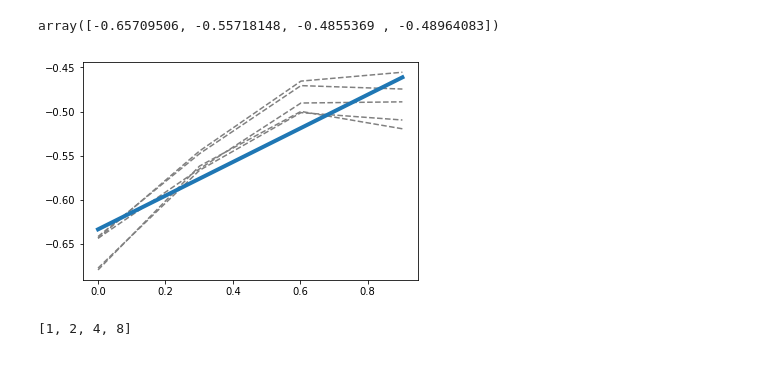
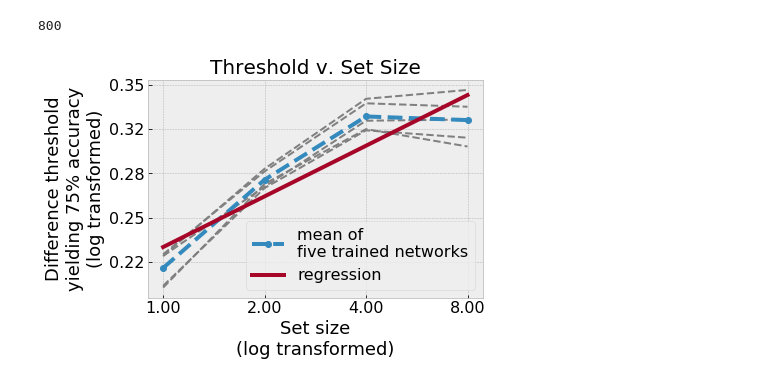
Before and after one commit to NickleDave/visual-search-nets, a Jupyter notebook: docs/notebooks/psychometric.ipynb, the cells around one changed output. Cells and saved outputs as stored; diff of their text form; code cells hidden in the pictures.

Commit message:
update psychometric.ipynb; better Markdown annotation, pretty up figs

```diff
--- a/docs/notebooks/psychometric.ipynb
+++ b/docs/notebooks/psychometric.ipynb
@@ -82,9 +40,9 @@ for epochs in epoch_list:
     acc_by_diff = {}
     for num in [0, 51, 102, 153, 204]:
         if num == 0:
-            test_results_save_path = f'../../data/experiment_1/results/feature_search_alexnet_models/test_alexnet_trained_{epochs}_epochs.gz'
+            test_results_save_path = f'../../data/results/feature_search_alexnet_models/test_alexnet_trained_{epochs}_epochs.gz'
         else:
-            test_results_save_path = f'../../data/experiment_1/results/feature_search_{num}_alexnet_models/test_alexnet_trained_{epochs}_epochs.gz'
+            test_results_save_path = f'../../data/results/feature_search_{num}_alexnet_models/test_alexnet_trained_{epochs}_epochs.gz'
 
         test_results = joblib.load(test_results_save_path)
         acc_by_diff[num]= test_results['acc_per_set_size_per_model']
@@ -142,7 +100,20 @@ Do a sanity check; what do the fits look like?
+# %%
+%matplotlib inline
+
+import matplotlib as mpl
+import matplotlib.pyplot as plt
+
+mpl.style.use('bmh')
+
+plt.rcParams['font.size'] = 18
+plt.rcParams['axes.labelsize'] = 18
+plt.rcParams['axes.labelweight'] = 'regular'
+plt.rcParams['axes.titlesize'] = 20
+plt.rcParams['xtick.labelsize'] = 16
+plt.rcParams['ytick.labelsize'] = 16
+plt.rcParams['legend.fontsize'] = 16
+plt.rcParams['figure.titlesize'] = 20
 # %%
-import matplotlib.pyplot as plt
-%matplotlib inline
-
 epoch_for_plot = 800
 subject_for_plot = 1
 d_range = np.linspace(0,1,1000)
@@ -157,6 +128,9 @@ for set_size_ind, set_size in enumerate(set_sizes):
         params = fits_by_subject_by_epoch[epoch_for_plot][subject_ind][set_size].params
         ax[set_size_ind].plot(d_range, pf(d_range, params[0], params[1]))
         ax[set_size_ind].set_title(f"set size: {set_size}")
+        ax[set_size_ind].set_xlabel('target-distractor\ndiscriminability (%)')
+        ax[set_size_ind].set_ylabel('accuracy')
 
 fig.tight_layout()
+plt.savefig('../static/psychometric_function_fits.png')
 # %% [output]
@@ -198,26 +177,31 @@ for epochs in epoch_list:
         diff_ths_log10_this_epoch.append(diff_ths_log10[epochs][subject_ind])
     mn_diff_ths_epochs[epochs] = np.asarray(diff_ths_log10_this_epoch).mean(axis=0)
     linregress_epochs[epochs] = stats.linregress(log10_set_size, mn_diff_ths_epochs[epochs])
-# %%
-mn_diff_ths_epochs[epochs]
-# %% [output]
-array([-0.65709506, -0.55718148, -0.4855369 , -0.48964083])
+# %%
+epochs
+# %% [output]
+800
 # %%
-epoch_for_plot = 800
+epochs_for_plot = 800
 
 xx = np.log10(np.linspace(1,8,100))
-b = linregress_epochs[epoch_for_plot].intercept
-m = linregress_epochs[epoch_for_plot].slope
+b = linregress_epochs[epochs_for_plot].intercept
+m = linregress_epochs[epochs_for_plot].slope
 yy = b + (m * xx)
 
 fig, ax = plt.subplots()
-subjects_for_plot = diff_ths[epochs]
+subjects_for_plot = diff_ths[epochs_for_plot]
 for subject_ind in range(num_subjects):
     ax.plot(np.log10(set_sizes), np.log10(subjects_for_plot[subject_ind]), color='grey', linestyle='--')
-ax.plot(xx, yy, linewidth = 4);
+ax.plot(np.log10(set_sizes), mn_diff_ths_epochs[epochs_for_plot], linewidth=4, linestyle='--', marker='o', label='mean of\nfive trained networks')
+ax.plot(xx, yy, linewidth=4, label='regression')
+ax.set_xticks(np.log10(set_sizes))
+ax.set_xticklabels([f'{lbl:.2f}' for lbl in 10 ** ax.get_xticks()])
+ax.set_yticklabels([f'{lbl:.2f}' for lbl in 10 ** ax.get_yticks()])
+ax.set_ylabel('Difference threshold\nyielding 75% accuracy\n(log transformed)')
+ax.set_xlabel('Set size\n(log transformed)')
+ax.legend(loc='lower right');
+ax.set_title('Threshold v. Set Size');
+plt.savefig('../static/threshold_v_setsize.png')
 # %% [output]
-[figure, old version]
+[figure, new version]
-# %%
-set_sizes
-# %% [output]
-[1, 2, 4, 8]
```
Also changed, not shown: parts of 15 cells of this notebook, 1 other file.
